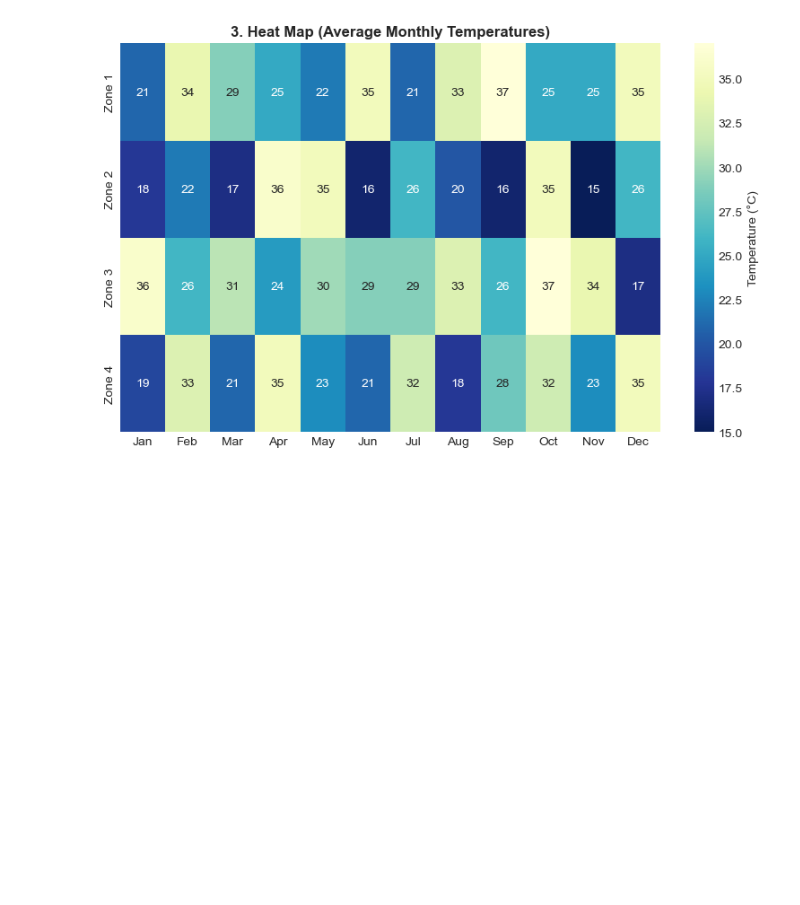
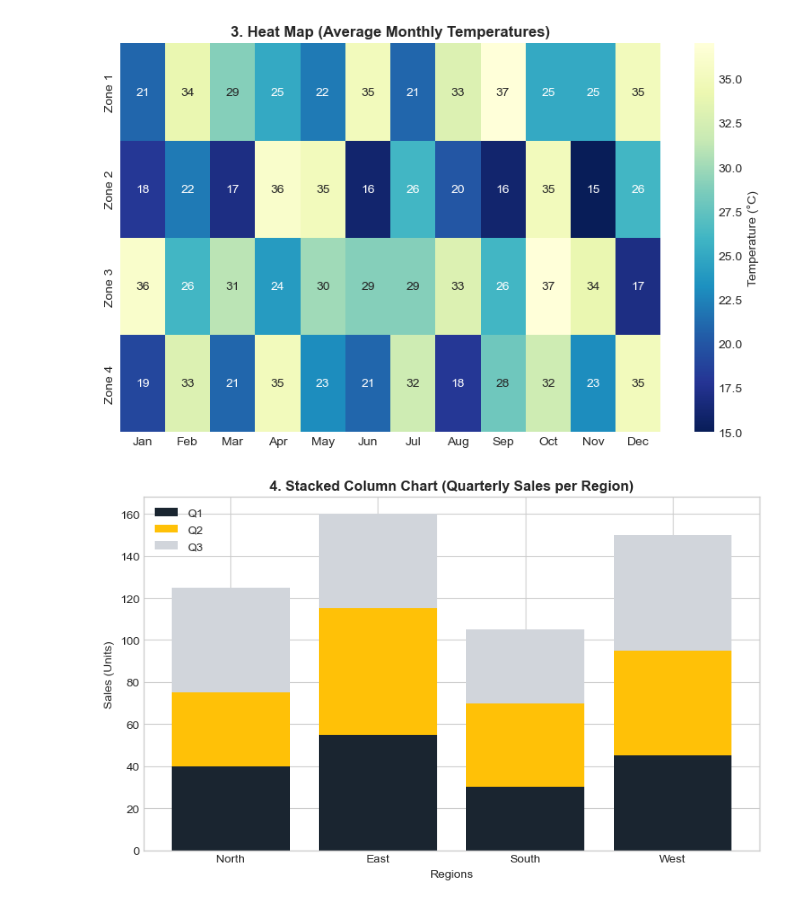
Before and after one commit to Kurodataio/Data_Visualizations, a Jupyter notebook: data_visualizations.ipynb, the cells around one changed output. Drawn from its saved outputs; the diff is of its cells as text; code cells hidden in the pictures; blank space fills up the shorter version.

Commit message:
Add Stacked Column Chart

```diff
--- a/data_visualizations.ipynb
+++ b/data_visualizations.ipynb
@@ -229,3 +229,31 @@ plt.tight_layout()
 plt.show()
 # %% [output]
 [figure]
+# %%
+# 4. Stacked Column Chart
+# -------------------------------------------------------------
+plt.figure(figsize=(8, 5))
+regions = ["North", "East", "South", "West"]
+q1_sales = [40, 55, 30, 45]
+q2_sales = [35, 60, 40, 50]
+q3_sales = [50, 45, 35, 55]
+
+# Plot bars sequentially on top of each other
+plt.bar(regions, q1_sales, label="Q1", color="#1a2530")
+plt.bar(regions, q2_sales, bottom=q1_sales, label="Q2", color="#ffc107")
+plt.bar(
+    regions,
+    q3_sales,
+    bottom=np.array(q1_sales) + np.array(q2_sales),
+    label="Q3",
+    color="#d1d5db",
+)
+
+plt.title("4. Stacked Column Chart (Quarterly Sales per Region)", fontweight="bold")
+plt.xlabel("Regions")
+plt.ylabel("Sales (Units)")
+plt.legend(loc="upper left")
+plt.tight_layout()
+plt.show()
+# %% [output]
+[figure, added]
```
